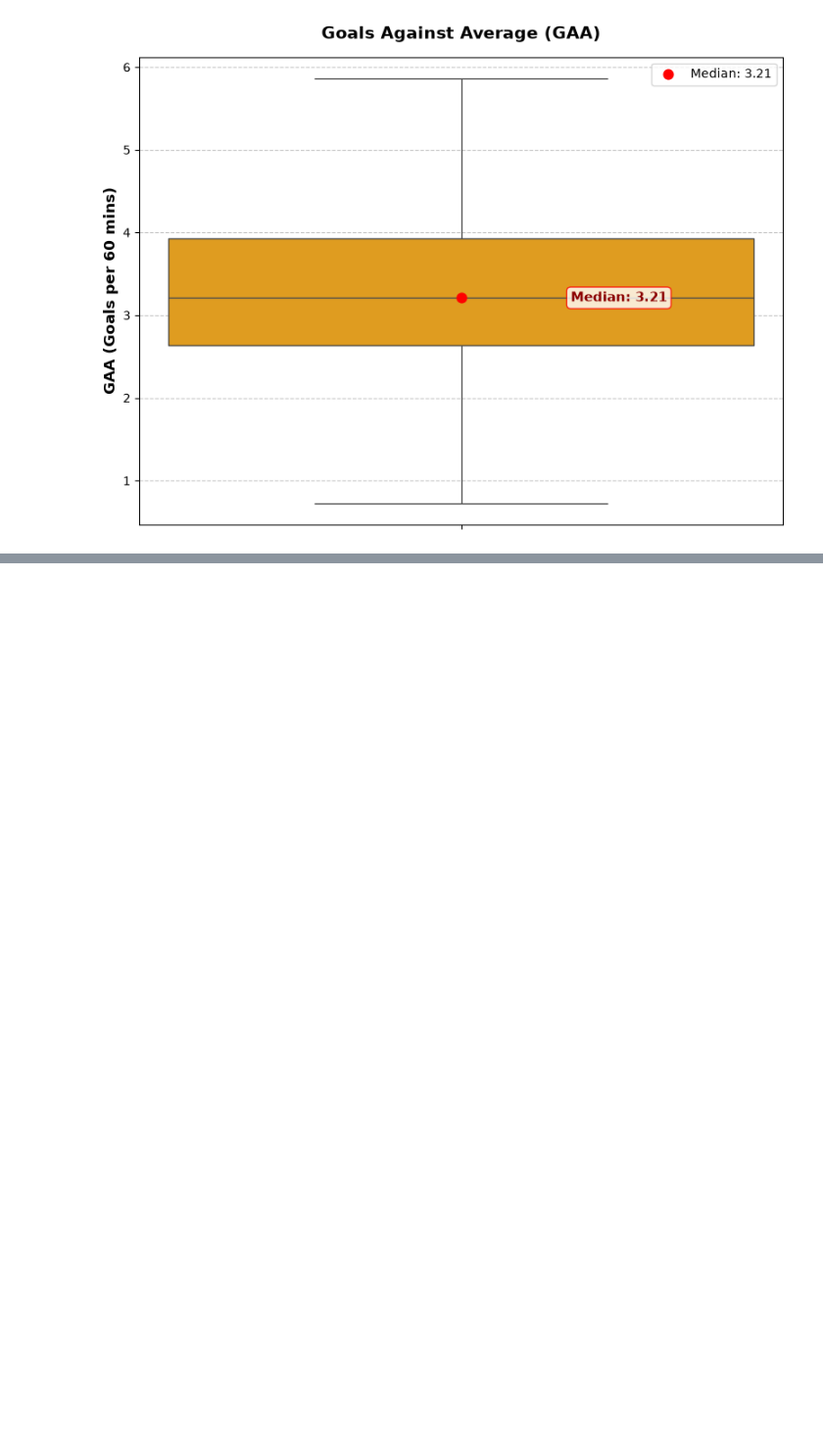
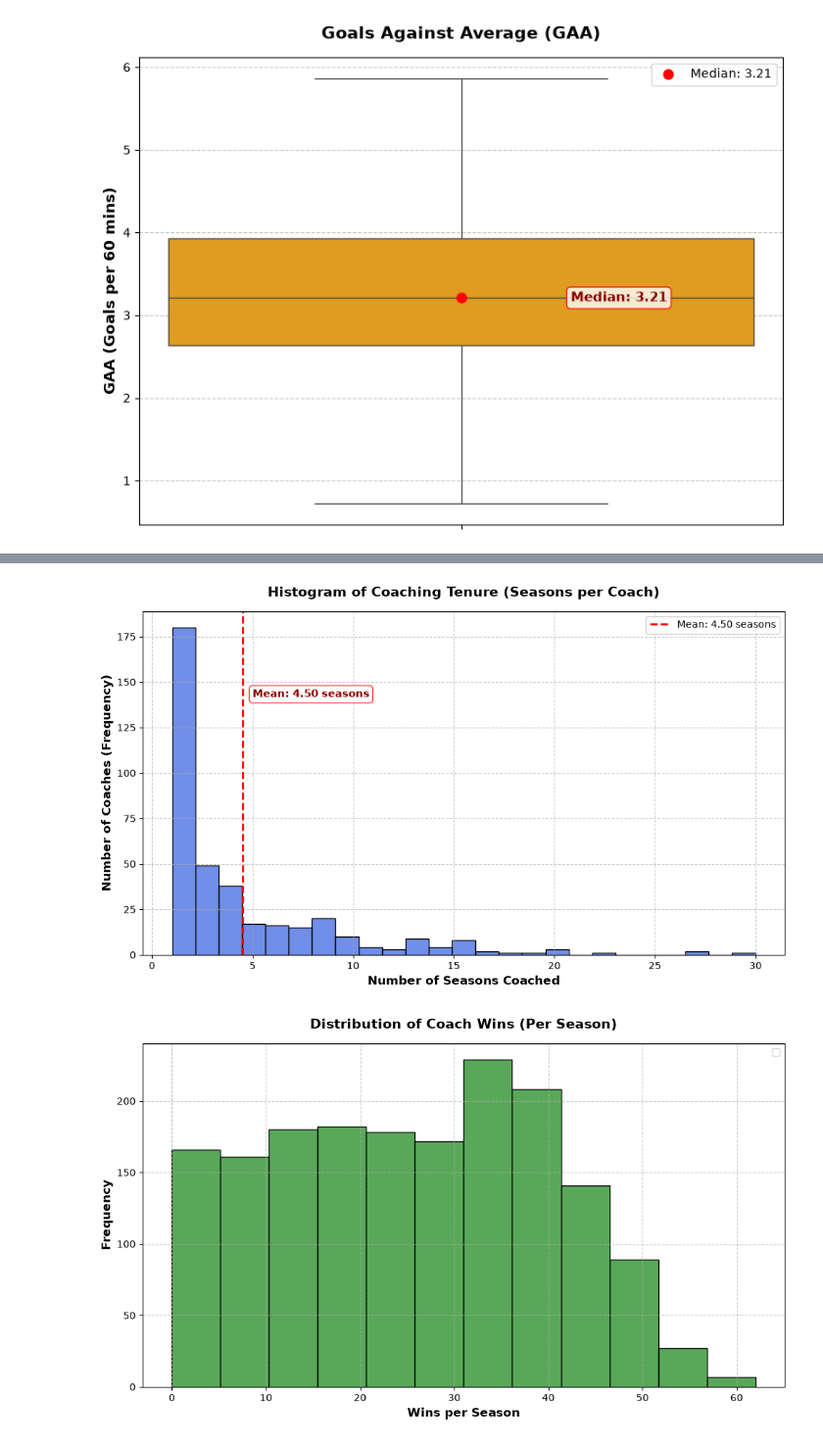
Before and after one commit to tmvmonteiro/AC-Project, a Jupyter notebook: exploration.ipynb, the cells around one changed output, grey strips where cells are left out. Shown at 98% size. Drawn from its saved outputs; the diff is of its cells as text; code cells hidden in the pictures; blank space fills up the shorter version.

```diff
--- a/exploration.ipynb
+++ b/exploration.ipynb
@@ -565,0 +585,75 @@ plt.show()
+# %%
+# Coaches Exploration
+
+df_coaches = datasets['Coaches']
+
+# Coaching Tenure
+
+tenure_df = df_coaches.groupby('coachID')['year'].nunique().reset_index(name='tenure_seasons')
+tenure_clean = tenure_df['tenure_seasons'].dropna()
+mean_tenure = tenure_clean.mean()
+
+plt.figure(figsize=(10, 6))
+ax1 = plt.gca()
+
+sns.histplot(
+    tenure_clean,
+    bins=25,
+    color='royalblue',
+    edgecolor='black',
+    ax=ax1
+)
+
+ax1.axvline(
+    mean_tenure,
+    color='red',
+    linestyle='--',
+    linewidth=2,
+    label=f'Mean: {mean_tenure:.2f} seasons'
+)
+
+ax1.text(
+    mean_tenure + 0.5,
+    ax1.get_ylim()[1] * 0.75,
+    f'Mean: {mean_tenure:.2f} seasons',
+    color='darkred',
+    fontweight='bold',
+    fontsize=11,
+    bbox=dict(boxstyle='round,pad=0.3', facecolor='white', edgecolor='red', alpha=0.8)
+)
+
+plt.title('Histogram of Coaching Tenure (Seasons per Coach)', fontsize=14, fontweight='bold', pad=15)
+plt.xlabel('Number of Seasons Coached', fontsize=12, fontweight='bold')
+plt.ylabel('Number of Coaches (Frequency)', fontsize=12, fontweight='bold')
+plt.grid(True, linestyle='--', alpha=0.7)
+plt.legend(loc='upper right')
+
+plt.tight_layout()
+plt.show()
+
+# Coach wins distribution
+
+wins_clean = df_coaches['w'].dropna()
+
+plt.figure(figsize=(10, 6))
+ax2 = plt.gca()
+
+sns.histplot(
+    wins_clean,
+    binwidth=5,
+    color='forestgreen',
+    edgecolor='black',
+    ax=ax2
+)
+
+plt.title('Distribution of Coach Wins (Per Season)', fontsize=14, fontweight='bold', pad=15)
+plt.xlabel('Wins per Season', fontsize=12, fontweight='bold')
+plt.ylabel('Frequency', fontsize=12, fontweight='bold')
+plt.grid(True, linestyle='--', alpha=0.7)
+plt.legend(loc='upper right')
+
+plt.tight_layout()
+plt.show()
+# %% [output]
+[figure, added]
+[figure, added]
```
Also changed, not shown: parts of 8 cells of this notebook, 12 other files.
